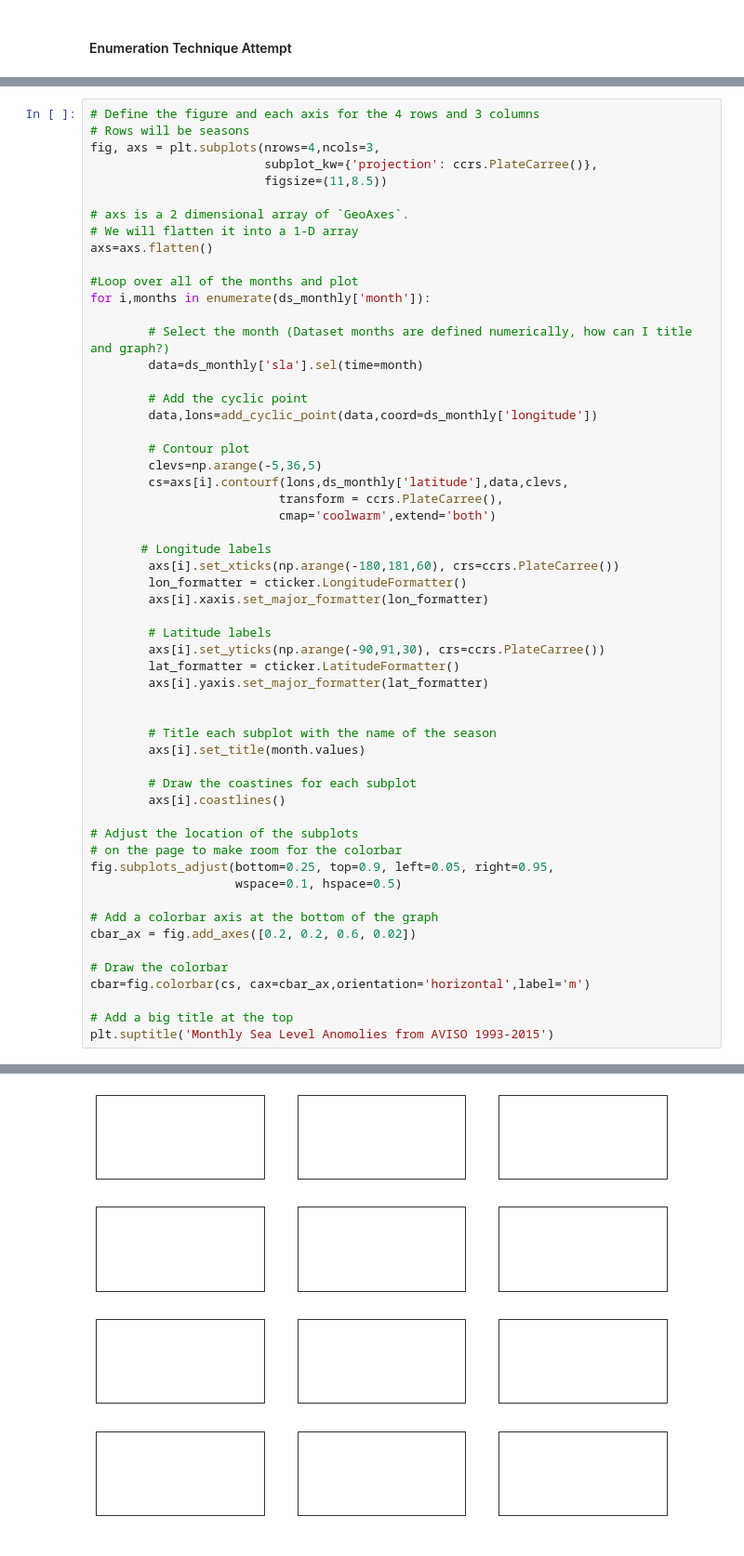
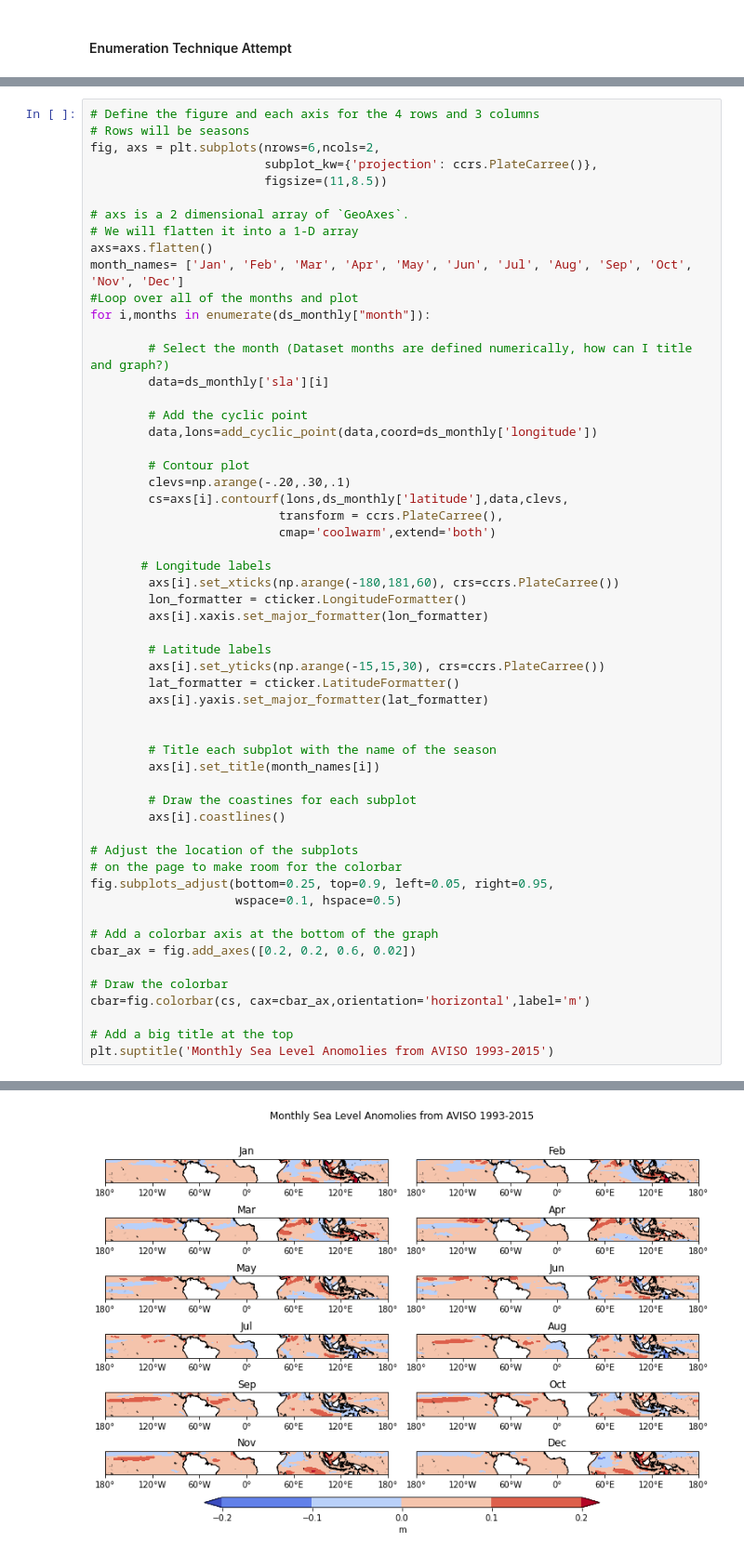
Before and after one commit to GeoRath/Climate-680, a Jupyter notebook: Assignment2.ipynb, the cells around one changed output, grey strips where cells are left out. Shown at 93% size. Drawn from its saved outputs; the diff is of its cells as text.

```diff
--- a/Assignment2.ipynb
+++ b/Assignment2.ipynb
@@ -149,25 +152,25 @@ Text(0.5, 0.98, 'Monthly Sea Level Anomolies from AVISO 1993-2015')
 # %%
 # Define the figure and each axis for the 4 rows and 3 columns
 # Rows will be seasons
-fig, axs = plt.subplots(nrows=4,ncols=3,
+fig, axs = plt.subplots(nrows=6,ncols=2,
                         subplot_kw={'projection': ccrs.PlateCarree()},
                         figsize=(11,8.5))
 
 # axs is a 2 dimensional array of `GeoAxes`.
 # We will flatten it into a 1-D array
 axs=axs.flatten()
-
+month_names= ['Jan', 'Feb', 'Mar', 'Apr', 'May', 'Jun', 'Jul', 'Aug', 'Sep', 'Oct', 'Nov', 'Dec']
 #Loop over all of the months and plot
-for i,months in enumerate(ds_monthly['month']):
+for i,months in enumerate(ds_monthly["month"]):
 
         # Select the month (Dataset months are defined numerically, how can I title and graph?)
-        data=ds_monthly['sla'].sel(time=month)
+        data=ds_monthly['sla'][i]
 
         # Add the cyclic point
         data,lons=add_cyclic_point(data,coord=ds_monthly['longitude'])
 
         # Contour plot
-        clevs=np.arange(-5,36,5)
+        clevs=np.arange(-.20,.30,.1)
         cs=axs[i].contourf(lons,ds_monthly['latitude'],data,clevs,
                           transform = ccrs.PlateCarree(),
                           cmap='coolwarm',extend='both')
@@ -178,13 +181,13 @@ for i,months in enumerate(ds_monthly['month']):
         axs[i].xaxis.set_major_formatter(lon_formatter)
 
         # Latitude labels
-        axs[i].set_yticks(np.arange(-90,91,30), crs=ccrs.PlateCarree())
+        axs[i].set_yticks(np.arange(-15,15,30), crs=ccrs.PlateCarree())
         lat_formatter = cticker.LatitudeFormatter()
         axs[i].yaxis.set_major_formatter(lat_formatter)
 
 
         # Title each subplot with the name of the season
-        axs[i].set_title(month.values)
+        axs[i].set_title(month_names[i])
 
         # Draw the coastines for each subplot
         axs[i].coastlines()
@@ -207 +210 @@ NameError: name 'month' is not defined
-[figure, old version]
+[figure, new version]
```
Also changed, not shown: parts of 5 cells of this notebook.
